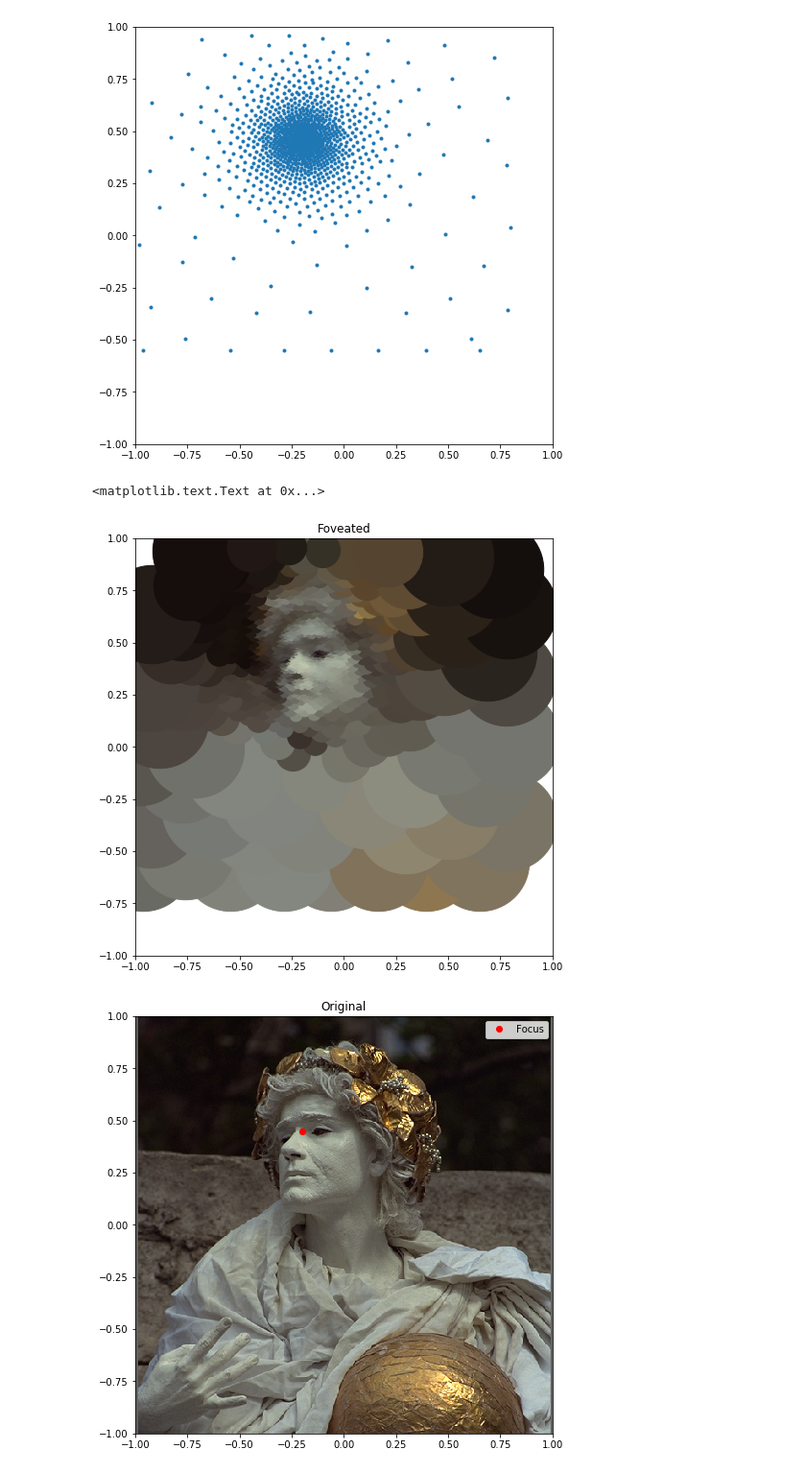
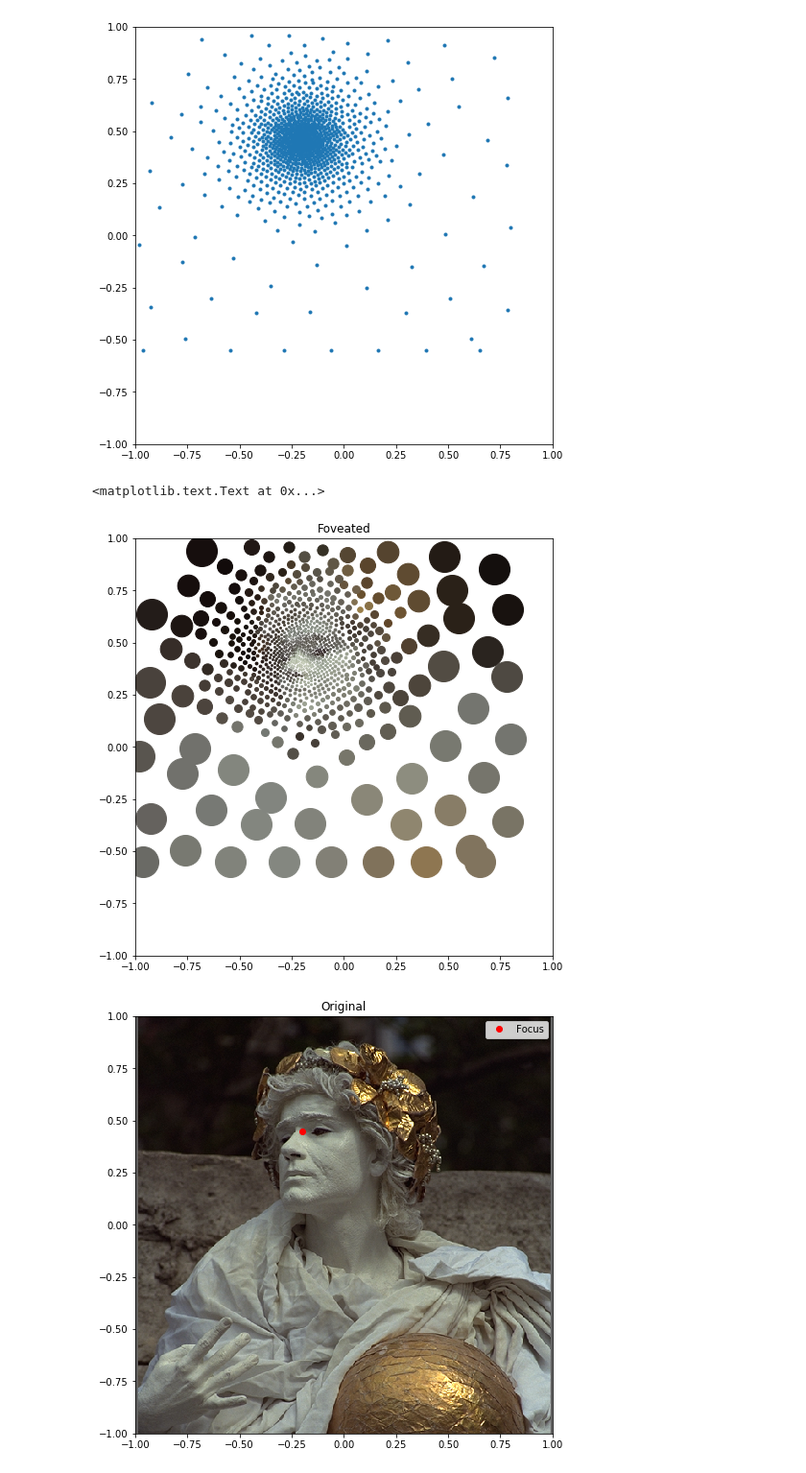
Before and after one commit to johnhw/variable_density, a Jupyter notebook: PyrRetina.ipynb, the cells around one changed output. Shown: that part at 96% size. Saved outputs shown, nothing was run; the diff lists cells and outputs as text; code cells hidden in the pictures.

Commit message:
Updated foveation image

```diff
--- a/PyrRetina.ipynb
+++ b/PyrRetina.ipynb
@@ -55,30 +55,30 @@ imgs = tuple(pyramid_gaussian(face, downscale=octave))
 # %%
 # show the image sampled retinally, with simple
 # hexagonal point markers (very slow to render!)
 fig = plt.figure(figsize=(8,8))
 ax = fig.add_subplot(1,1,1)
 
 # plot each point... individually
 for (nx,ny,l),(rx,ry) in zip(node_mapped, look_nodes):
     # convert normalized coordinates to pixel lookups
     layer = imgs[int(l-1)]
     x, y = int((0.5*nx+0.5)  * layer.shape[1]), int((0.5*ny+0.5) * layer.shape[0])
     # flip y for display
     pix = np.clip(layer[-y,x],0,1)
-    ax.plot(rx, ry, 'o', color=pix, markersize=octave**l*0.8)
+    ax.plot(rx, ry, 'o', color=pix, markersize=octave**l*0.25)
 
 ax.set_aspect(1.0)
 ax.set_xlim(-1,1)
 ax.set_ylim(-1,1)
 plt.title("Foveated")
 
 # show the reference original image, along with the foveation point
 plt.figure(figsize=(8,8))
 plt.imshow(face, extent=[-1,1,-1,1])
 plt.plot(look_at[0], look_at[1], 'ro', label='Focus')
 plt.legend()
 plt.title("Original")
 # %% [output]
 <matplotlib.text.Text at 0x...>
-[figure, old version]
+[figure, new version]
 [figure]
```
Also changed, not shown: 1 other file.
